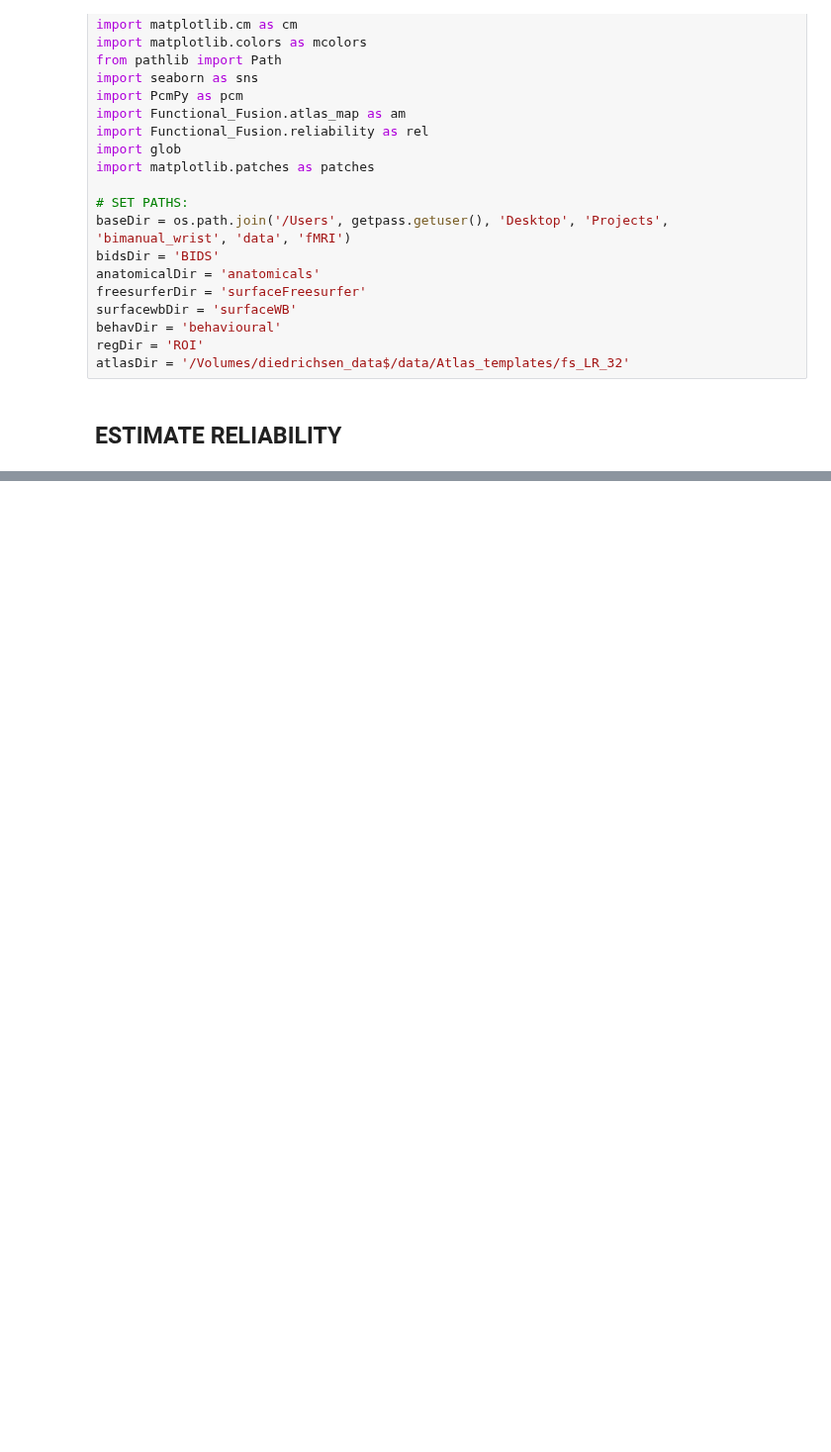
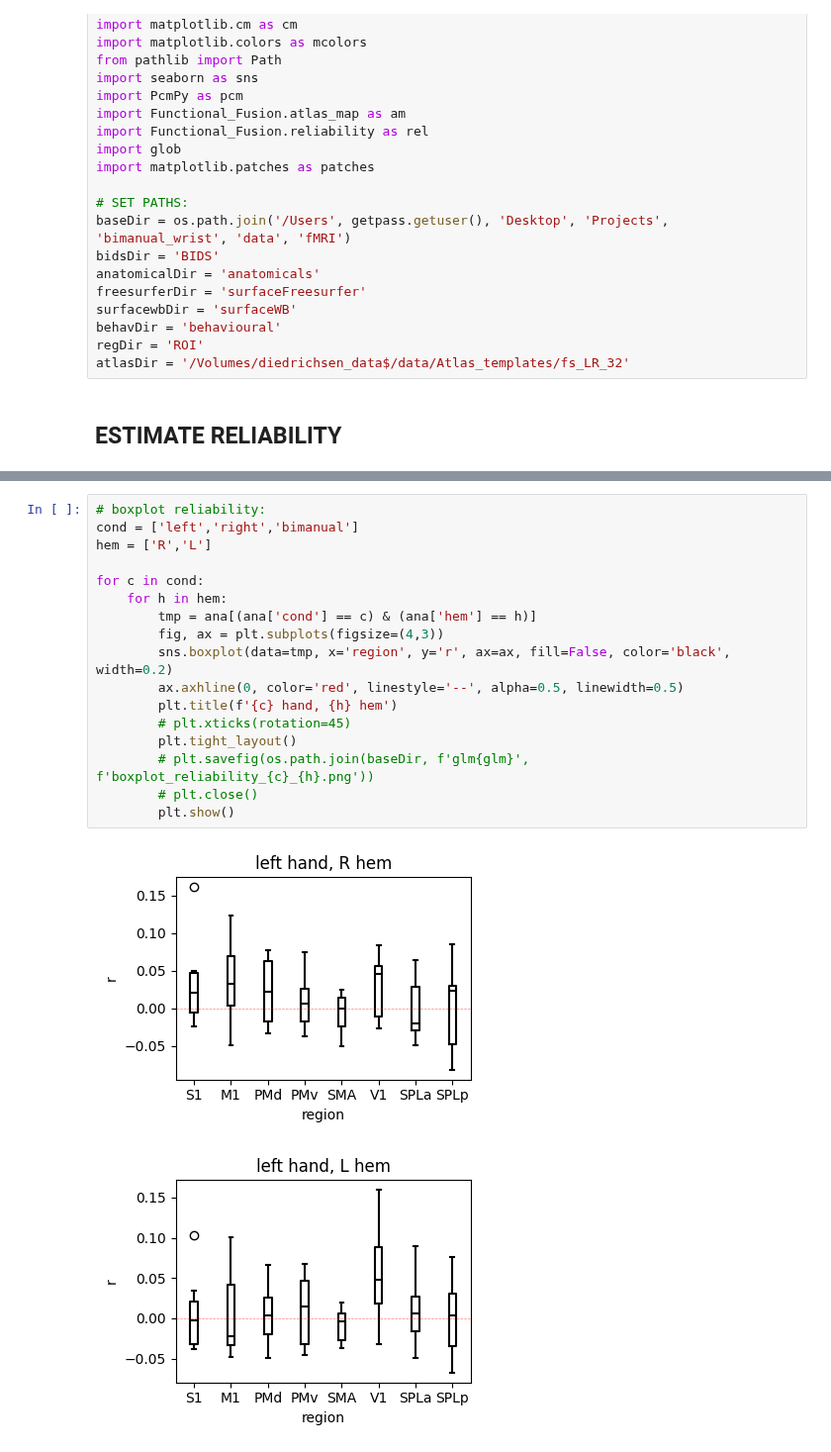
Before and after one commit to alighavam/bimanual_wrist, a Jupyter notebook: notebooks_mri/bmw_reliability.ipynb, the cells around one changed output, grey strips where cells are left out. Shown at 99% size. Drawn from its saved outputs; the diff is of its cells as text; blank space fills up the shorter version.

```diff
--- a/notebooks_mri/bmw_reliability.ipynb
+++ b/notebooks_mri/bmw_reliability.ipynb
@@ -250,0 +155,20 @@ sn_108, hem_R, Extracting region SPLp
+# %%
+# boxplot reliability:
+cond = ['left','right','bimanual']
+hem = ['R','L']
+
+for c in cond:
+    for h in hem:
+        tmp = ana[(ana['cond'] == c) & (ana['hem'] == h)]
+        fig, ax = plt.subplots(figsize=(4,3))
+        sns.boxplot(data=tmp, x='region', y='r', ax=ax, fill=False, color='black', width=0.2)
+        ax.axhline(0, color='red', linestyle='--', alpha=0.5, linewidth=0.5)
+        plt.title(f'{c} hand, {h} hem')
+        # plt.xticks(rotation=45)
+        plt.tight_layout()
+        # plt.savefig(os.path.join(baseDir, f'glm{glm}', f'boxplot_reliability_{c}_{h}.png'))
+        # plt.close()
+        plt.show()
+# %% [output]
+[figure, added]
+[figure, added]
```
Also changed, not shown: parts of 2 cells of this notebook.
